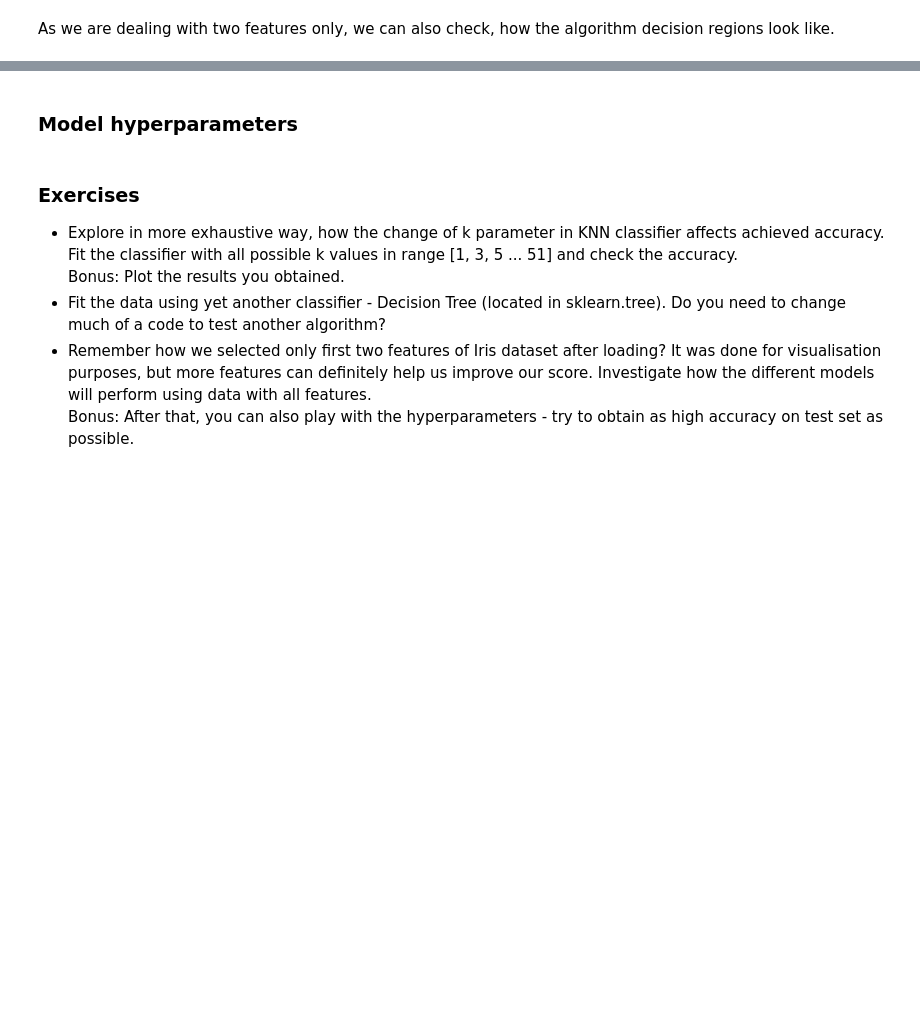
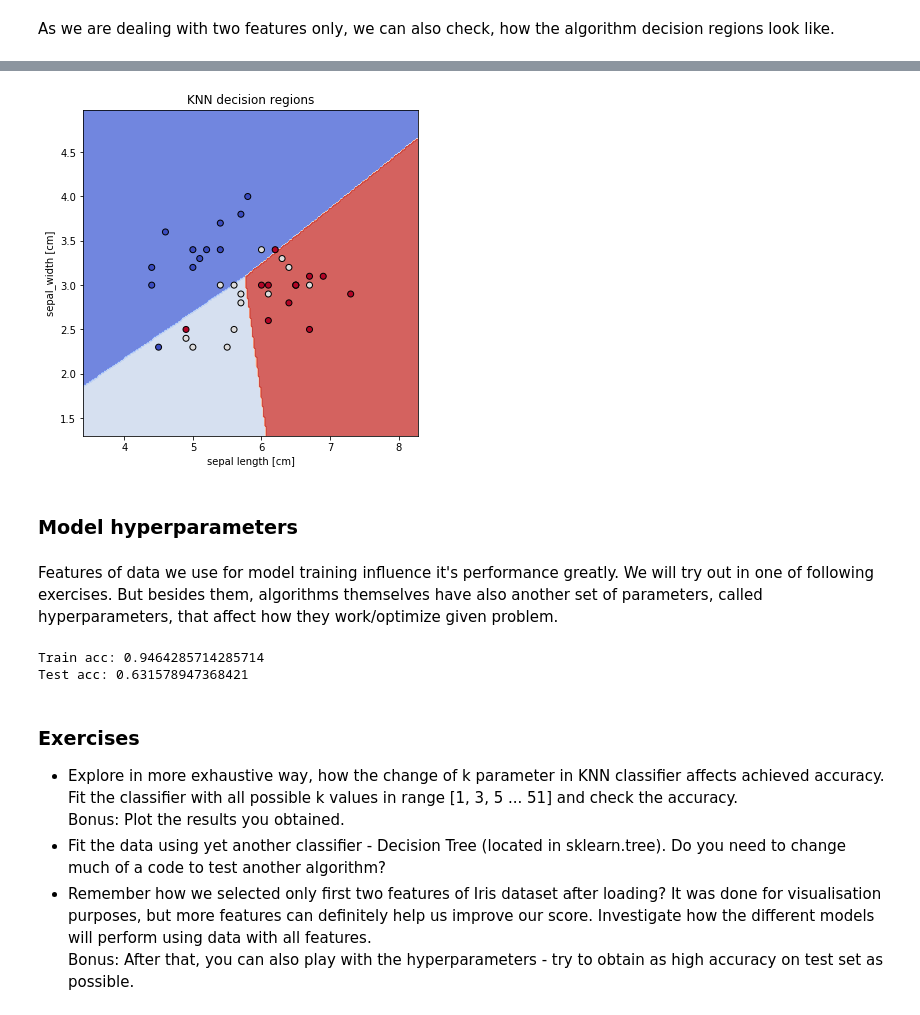
Before and after one commit to PUTvision/MLWorkshopPyCon2018, a Jupyter notebook: Say hello to machine learning in Python.ipynb, the cells around one changed output, grey strips where cells are left out. Saved outputs shown, nothing was run; the diff lists cells and outputs as text; code cells hidden in the pictures; blank space fills up the shorter version.

```diff
--- a/Say hello to machine learning in Python.ipynb
+++ b/Say hello to machine learning in Python.ipynb
@@ -194,2 +259,6 @@ accuracy_score(y_test, y_test_pred)
+# %%
+plot_decision_regions(log_reg_clf, X_test, y_test, 'KNN decision regions', 'sepal length [cm]', 'sepal_width [cm]')
+# %% [output]
+[figure, added]
 # %% [markdown]
 ### Model hyperparameters
@@ -198,3 +265,16 @@ accuracy_score(y_test, y_test_pred)
+# %% [markdown]
+Features of data we use for model training influence it's performance greatly. We will try out in one of following exercises. But besides them, algorithms themselves have also another set of parameters, called hyperparameters, that affect how they work/optimize given problem.
+# %%
+knn_clf = KNeighborsClassifier(n_neighbors=1)  # default number of neighbors is 5
+knn_clf.fit(X_train, y_train)
+
+y_train_pred = knn_clf.predict(X_train)
+y_test_pred = knn_clf.predict(X_test)
+print('Train acc:', accuracy(y_train, y_train_pred))
+print('Test acc:', accuracy(y_test, y_test_pred))
+# %% [output]
+Train acc: 0.9464285714285714
+Test acc: 0.631578947368421
 # %% [markdown]
 ### Exercises
 - Explore in more exhaustive way, how the change of k parameter in KNN classifier affects achieved accuracy. Fit the classifier with all possible k values in range [1, 3, 5 ... 51] and check the accuracy. <br/> Bonus: Plot the results you obtained.
```
Also changed, not shown: parts of 29 cells of this notebook.
